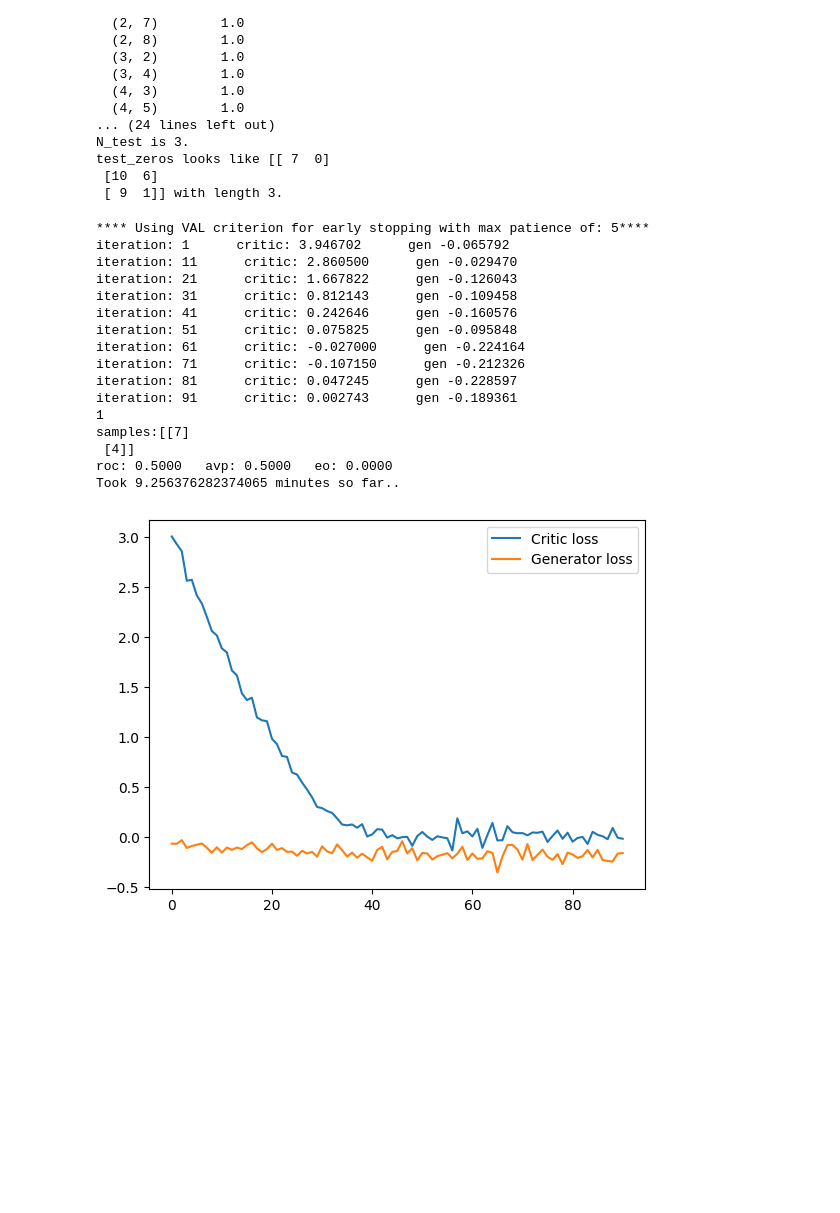
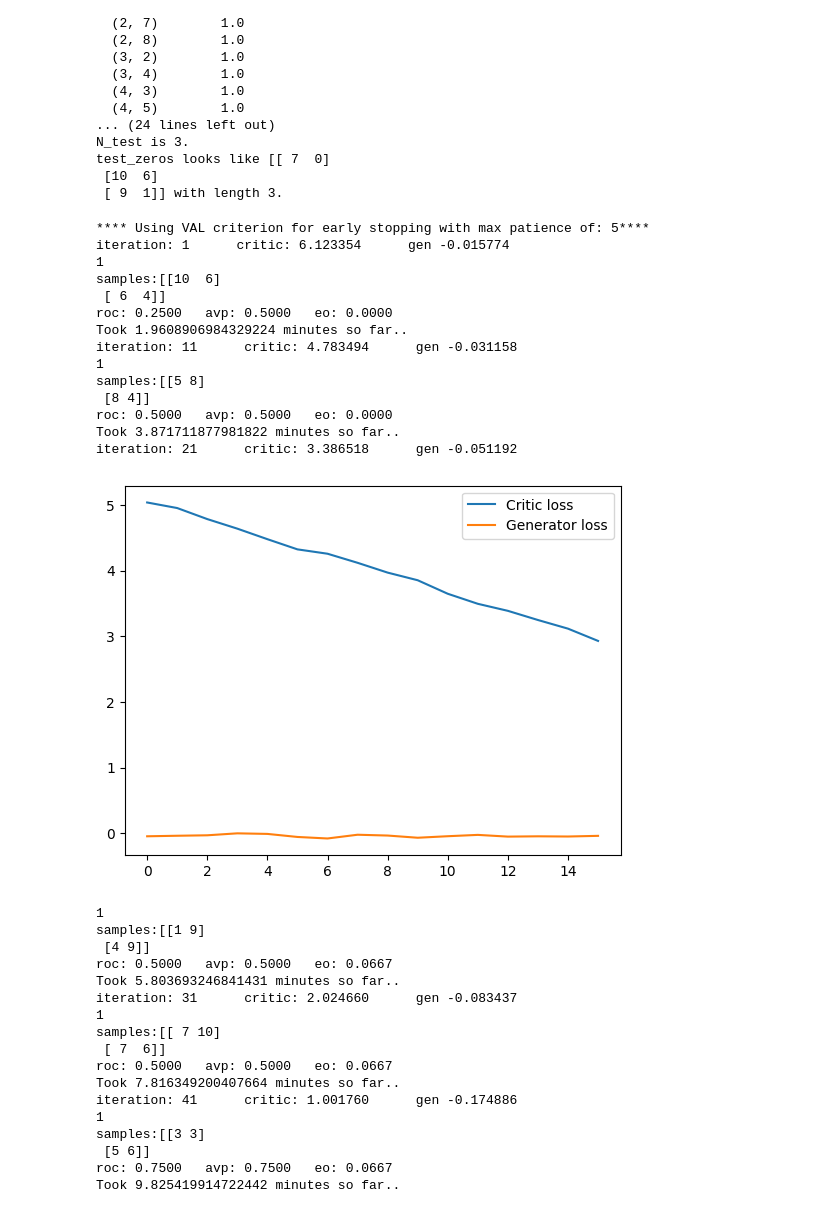
Before and after one commit to Top-Gun-Maxverick/QNetGAN-Version-1, a Jupyter notebook: QNetGAN_v1/QuantumNetGAN.ipynb, the cells around one changed output. Saved outputs shown, nothing was run; the diff lists cells and outputs as text; code cells hidden in the pictures; blank space fills up the shorter version.

```diff
--- a/QNetGAN_v1/QuantumNetGAN.ipynb
+++ b/QNetGAN_v1/QuantumNetGAN.ipynb
@@ -143,7 +145,7 @@ import qgenerator as QG
 # %%
 import trainer as T
 # %%
-trainer = T.Trainer(gsp, len(g), max_iterations=100, rw_len=1, batch_size=len(g), H_gen=len(g), H_disc=len(g), H_inp=len(g), z_dim=len(g), lr=0.0003, n_critic=3, gp_weight=10.0, betas=(.5, .9),
+trainer = T.Trainer(gsp, len(g), max_iterations=100, rw_len=2, batch_size=len(g), H_gen=len(g), H_disc=len(g), H_inp=len(g), z_dim=len(g), lr=0.0003, n_critic=3, gp_weight=10.0, betas=(.5, .9),
                     l2_penalty_disc=5e-5, l2_penalty_gen=1e-7, temp_start=5.0, temp_decay=1-5e-5, min_temp=0.5,  val_share=0.1, test_share=0.05, seed=69420, set_ops=False, undir=True)
 # %% [output]
   (0, 1)        1.0
@@ -164,22 +166,37 @@ test_zeros looks like [[ 7  0]
  [10  6]
  [ 9  1]] with length 3.
 # %%
-trainer.train(create_graph_every=100, plot_graph_every=100, num_samples_graph=1000, stopping_criterion='val')
+trainer.train(create_graph_every=10, plot_graph_every=25, num_samples_graph=100, stopping_criterion='val')
 # %% [output]
 **** Using VAL criterion for early stopping with max patience of: 5****
-iteration: 1      critic: 3.946702      gen -0.065792
-iteration: 11      critic: 2.860500      gen -0.029470
-iteration: 21      critic: 1.667822      gen -0.126043
-iteration: 31      critic: 0.812143      gen -0.109458
-iteration: 41      critic: 0.242646      gen -0.160576
-iteration: 51      critic: 0.075825      gen -0.095848
-iteration: 61      critic: -0.027000      gen -0.224164
-iteration: 71      critic: -0.107150      gen -0.212326
-iteration: 81      critic: 0.047245      gen -0.228597
-iteration: 91      critic: 0.002743      gen -0.189361
+iteration: 1      critic: 6.123354      gen -0.015774
 1
-samples:[[7]
- [4]]
+samples:[[10  6]
+ [ 6  4]]
+roc: 0.2500   avp: 0.5000   eo: 0.0000
+Took 1.9608906984329224 minutes so far..
+iteration: 11      critic: 4.783494      gen -0.031158
+1
+samples:[[5 8]
+ [8 4]]
 roc: 0.5000   avp: 0.5000   eo: 0.0000
-Took 9.256376282374065 minutes so far..
+Took 3.871711877981822 minutes so far..
+iteration: 21      critic: 3.386518      gen -0.051192
-[figure, old version]
+[figure, new version]
+1
+samples:[[1 9]
+ [4 9]]
+roc: 0.5000   avp: 0.5000   eo: 0.0667
+Took 5.803693246841431 minutes so far..
+iteration: 31      critic: 2.024660      gen -0.083437
+1
+samples:[[ 7 10]
+ [ 7  6]]
+roc: 0.5000   avp: 0.5000   eo: 0.0667
+Took 7.816349200407664 minutes so far..
+iteration: 41      critic: 1.001760      gen -0.174886
+1
+samples:[[3 3]
+ [5 6]]
+roc: 0.7500   avp: 0.7500   eo: 0.0667
+Took 9.825419914722442 minutes so far..
```
Also changed, not shown: parts of 9 cells of this notebook.
